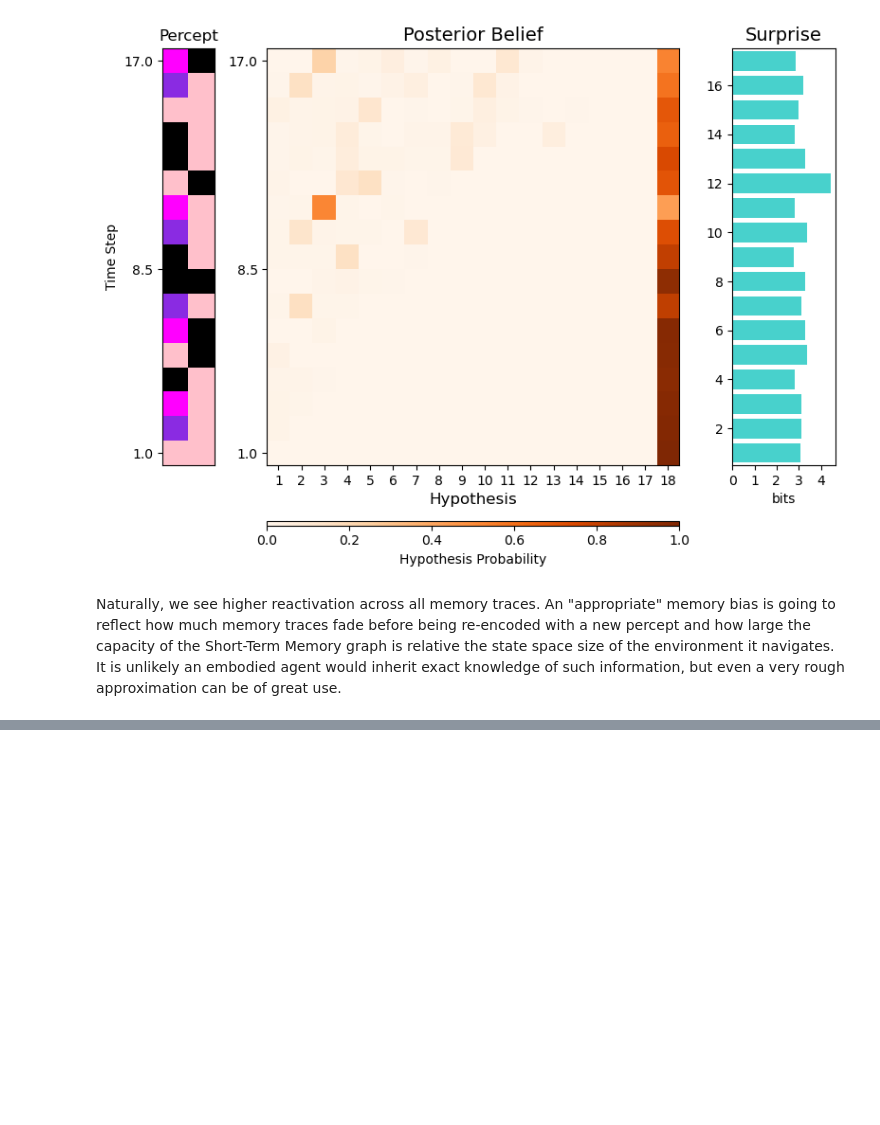
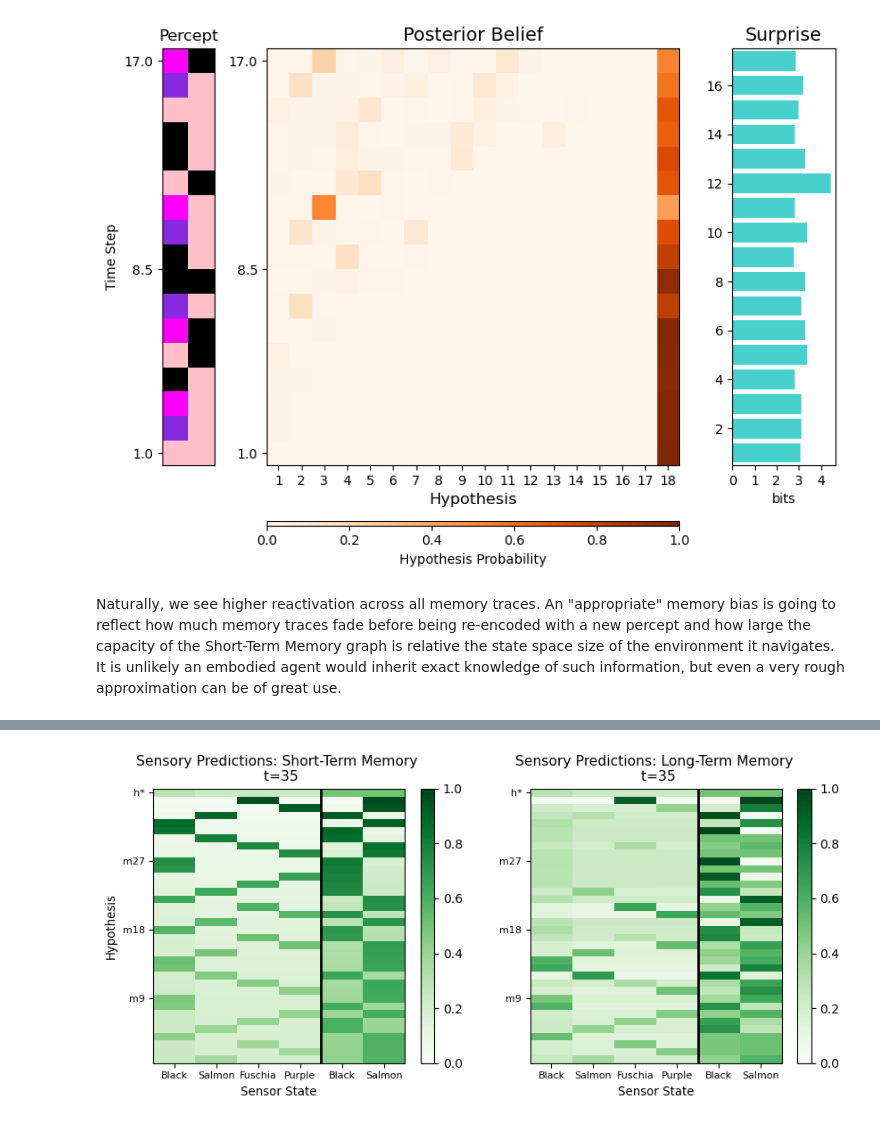
Before and after one commit to AntiPhoton47/projective_simulation, a Jupyter notebook: nbs/tutorials/learning_ps/01_Memory_Based_State_Estimators.ipynb, the cells around one changed output, grey strips where cells are left out. Cells and saved outputs as stored; diff of their text form; code cells hidden in the pictures; blank space fills up the shorter version.

```diff
--- a/nbs/tutorials/learning_ps/01_Memory_Based_State_Estimators.ipynb
+++ b/nbs/tutorials/learning_ps/01_Memory_Based_State_Estimators.ipynb
@@ -627,0 +739,40 @@ When the 'list' percept category begins to repeat, evidence increases for the hy
+# %%
+#Visualize sensory predictions of STM and LTM side-by-side
+fig, (ax1, ax2) = plt.subplots(1, 2, figsize=(10, 4))
+
+##Short-Term Memory Predictions
+plot_heatmap(
+    short_term_memory_comparison.sensory_predictions,
+    title = "Sensory Predictions: Short-Term Memory \n t=35",
+    xlabel = "Sensor State",
+    xtick_labels= ["Black","Salmon","Fuschia","Purple","Black","Salmon"],
+    ylabel = "Hypothesis",
+    yticks = [8.5,17.5,26.5,35.5],
+    ytick_labels= ["m9", "m18", "m27", "h*"],
+    color = "Greens",
+    label_scale = 0.8,
+    vmin = 0.,
+    vmax = 1., #sets scale of colorbar
+    ax = ax1,
+    category_sizes = new_percept_category_sizes)
+
+#Long-Term Memory Predictions
+plot_heatmap(
+    surprise_mediation_LTM.sensory_predictions,
+    title = "Sensory Predictions: Long-Term Memory \n t=35",
+    xlabel = "Sensor State",
+    xtick_labels= ["Black","Salmon","Fuschia","Purple","Black","Salmon"],
+    ylabel = None,
+    yticks = [8.5,17.5,26.5,35.5],
+    ytick_labels= ["m9", "m18", "m27", "h*"],
+    color = "Greens",
+    label_scale = 0.8,
+    vmin = 0.,
+    vmax = 1., #sets scale of colorbar
+    ax = ax2,
+    category_sizes = new_percept_category_sizes)
+
+plt.tight_layout
+pass
+# %% [output]
+[figure, added]
```
Also changed, not shown: parts of 71 cells of this notebook, 4 other files.
